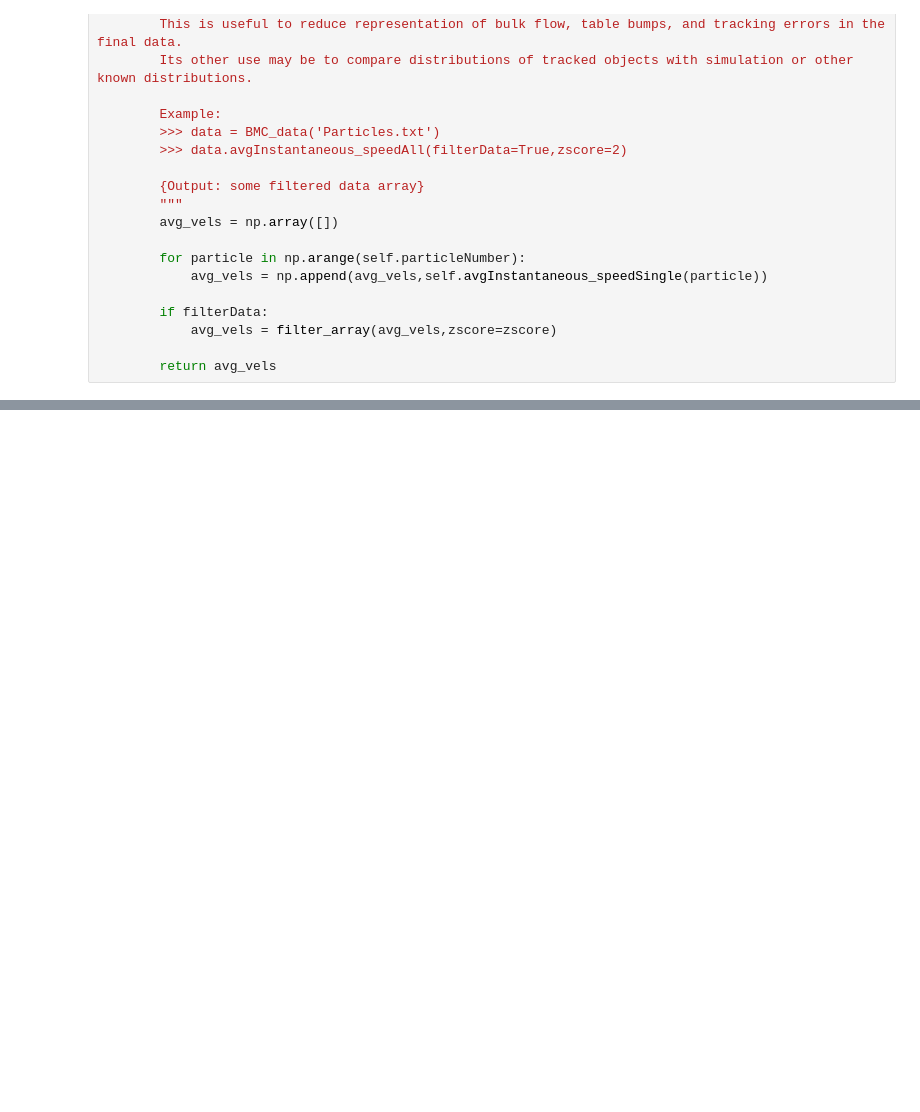
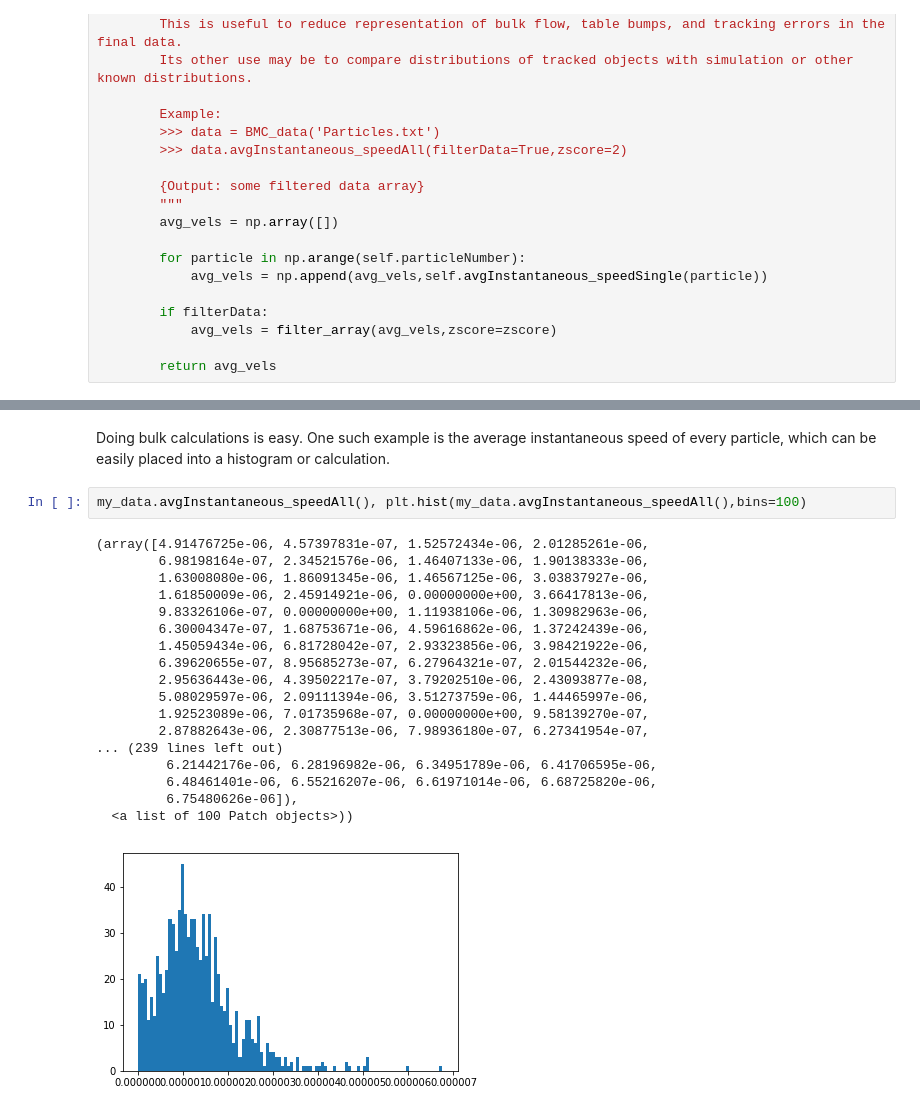
Before and after one commit to Mlawrence95/111B-Segre-Work, a Jupyter notebook: Brownian Motion in Cells/BMC Analysis.ipynb, the cells around one changed output, grey strips where cells are left out. Saved outputs shown, nothing was run; the diff lists cells and outputs as text; blank space fills up the shorter version.

Commit message:
Add files via upload
Updated the notebook with use examples.

```diff
--- a/Brownian Motion in Cells/BMC Analysis.ipynb
+++ b/Brownian Motion in Cells/BMC Analysis.ipynb
@@ -445,0 +526,23 @@ class BMC_data():
+# %% [markdown]
+Doing bulk calculations is easy. One such example is the average instantaneous speed of every particle, which can be easily placed into a histogram or calculation.
+# %%
+my_data.avgInstantaneous_speedAll(), plt.hist(my_data.avgInstantaneous_speedAll(),bins=100)
+# %% [output]
+(array([4.91476725e-06, 4.57397831e-07, 1.52572434e-06, 2.01285261e-06,
+        6.98198164e-07, 2.34521576e-06, 1.46407133e-06, 1.90138333e-06,
+        1.63008080e-06, 1.86091345e-06, 1.46567125e-06, 3.03837927e-06,
+        1.61850009e-06, 2.45914921e-06, 0.00000000e+00, 3.66417813e-06,
+        9.83326106e-07, 0.00000000e+00, 1.11938106e-06, 1.30982963e-06,
+        6.30004347e-07, 1.68753671e-06, 4.59616862e-06, 1.37242439e-06,
+        1.45059434e-06, 6.81728042e-07, 2.93323856e-06, 3.98421922e-06,
+        6.39620655e-07, 8.95685273e-07, 6.27964321e-07, 2.01544232e-06,
+        2.95636443e-06, 4.39502217e-07, 3.79202510e-06, 2.43093877e-08,
+        5.08029597e-06, 2.09111394e-06, 3.51273759e-06, 1.44465997e-06,
+        1.92523089e-06, 7.01735968e-07, 0.00000000e+00, 9.58139270e-07,
+        2.87882643e-06, 2.30877513e-06, 7.98936180e-07, 6.27341954e-07,
+... (239 lines left out)
+         6.21442176e-06, 6.28196982e-06, 6.34951789e-06, 6.41706595e-06,
+         6.48461401e-06, 6.55216207e-06, 6.61971014e-06, 6.68725820e-06,
+         6.75480626e-06]),
+  <a list of 100 Patch objects>))
+[figure, added]
```
Also changed, not shown: parts of 22 cells of this notebook.
